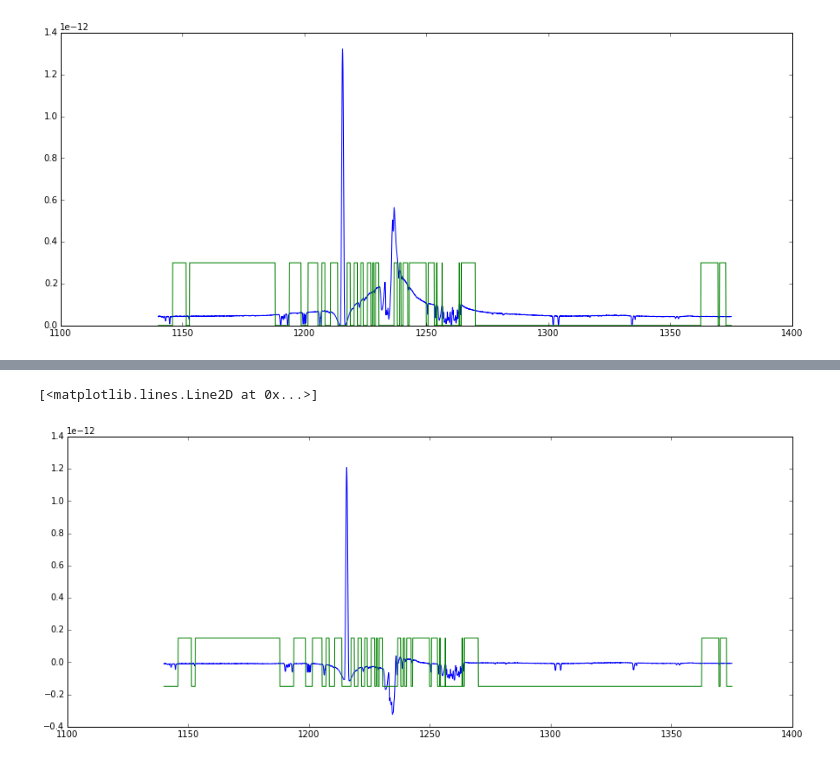
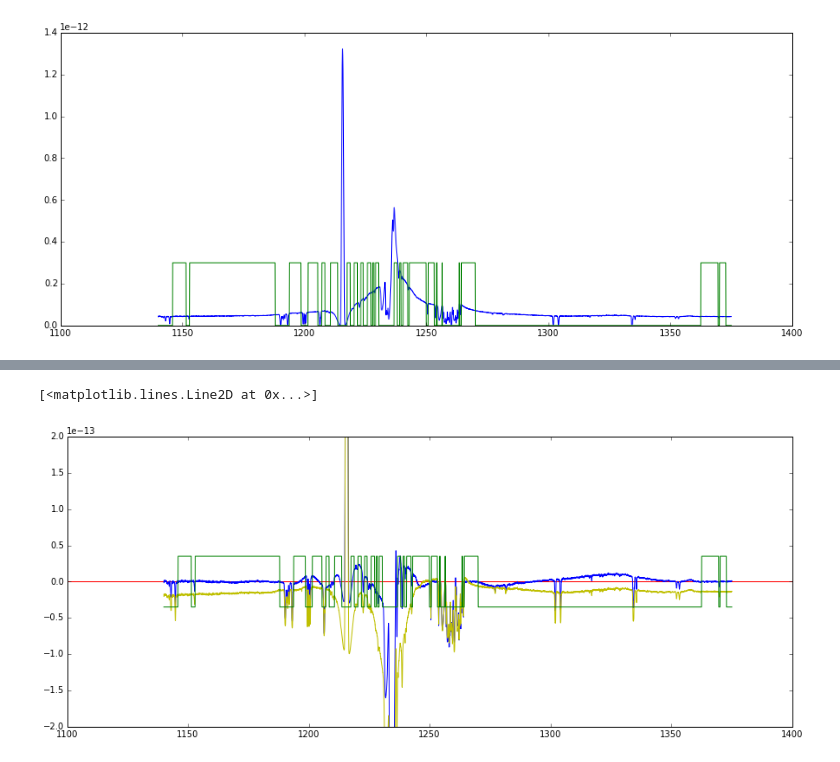
Before and after one commit to ibusko/specfit, a Jupyter notebook: proto/specfit_demo.ipynb, the cells around one changed output, grey strips where cells are left out. Drawn from its saved outputs; the diff is of its cells as text; code cells hidden in the pictures.

Commit message:
Tweaked input model; more plots.

```diff
--- a/proto/specfit_demo.ipynb
+++ b/proto/specfit_demo.ipynb
@@ -76,4 +76,4 @@ w = mask / spectrum.e.data
 # %% [markdown]
 And rhe fit itself is made by just calling the fitter instance with the data, weights, and some control parameters if needed:
 # %%
-fit_result = fitter(compound_model, spectrum.x.data, spectrum.y.data, weights=w, acc=1.E-6, maxiter=1000)
+fit_result = fitter(compound_model, spectrum.x.data, spectrum.y.data, weights=w, acc=1.E-7, maxiter=4000)
@@ -108,4 +144,4 @@ plt.plot(spectrum.x.data, mask*3.E-13, 'g')
 # %%
-model_y = fit_result(spectrum.x.data)
+fitted_spectrum = fit_result(spectrum.x.data)
 # %%
 plt.gcf().set_size_inches(15.,6.)
@@ -118,7 +180,13 @@ residuals = spectrum.y.data - model_y
+# %%
+residuals = spectrum.y.data - fitted_spectrum
+original_residuals = spectrum.y.data - compound_model(spectrum.x.data)
 # %%
 plt.gcf().set_size_inches(15.,6.)
+plt.ylim(-2.e-13, 2.e-13)
+plt.plot([1100., 1400], [0., 0.], 'r')
 plt.plot(spectrum.x.data, residuals, 'b')
-plt.plot(spectrum.x.data, (mask-0.5)*3.E-13, 'g')
+plt.plot(spectrum.x.data, original_residuals, 'y')
+plt.plot(spectrum.x.data, (mask-0.5)*7.E-14, 'g')
 # %% [output]
 [<matplotlib.lines.Line2D at 0x...>]
-[figure, old version]
+[figure, new version]
```
Also changed, not shown: parts of 21 cells of this notebook, 2 other files.
